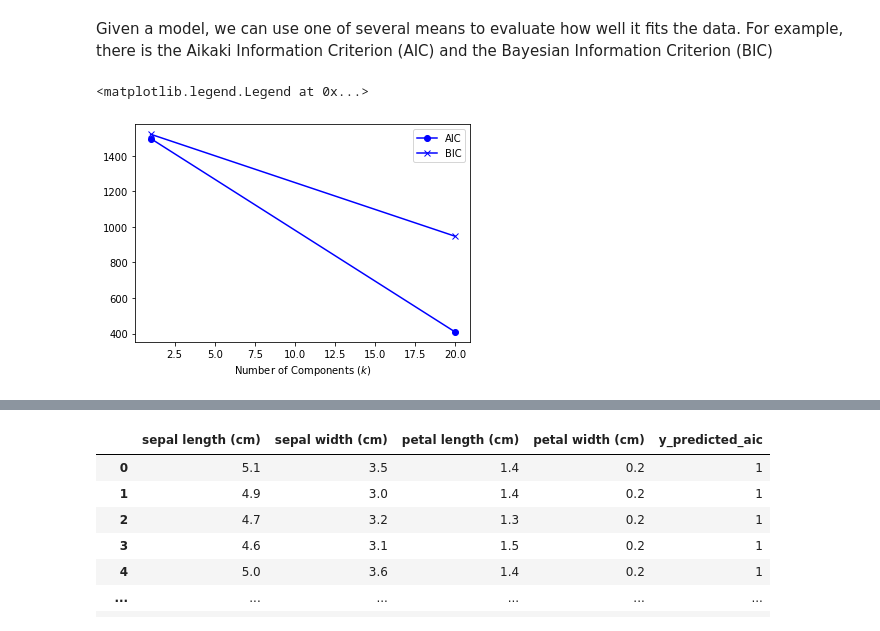
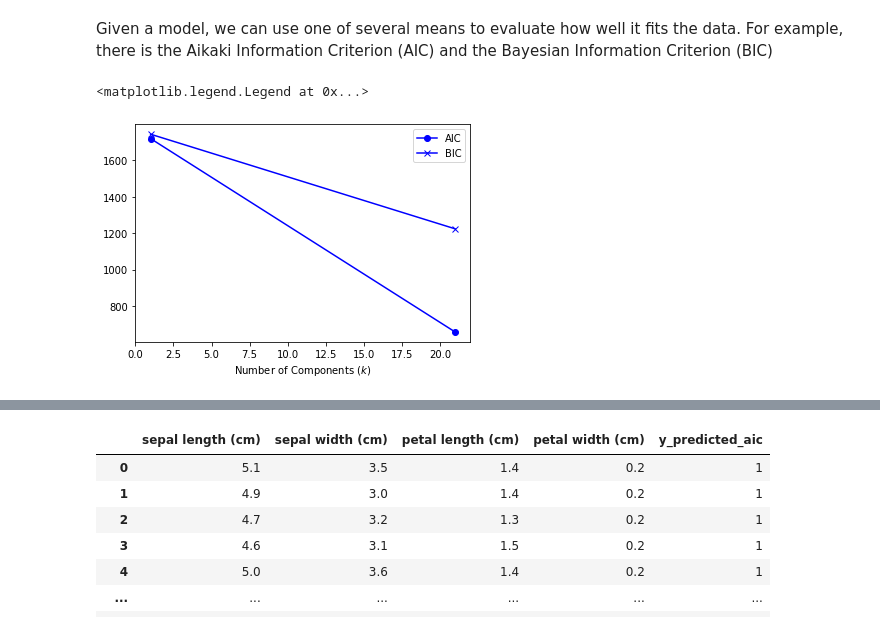
Before and after one commit to mekalyan26/ML_Algorithms_Python, a Jupyter notebook: Unsupervised_Learning_clustering_GMM_aic_bic.ipynb, the cells around one changed output, grey strips where cells are left out. Saved outputs shown, nothing was run; the diff lists cells and outputs as text; code cells hidden in the pictures.

Commit message:
updated code
added data preprocessing and assign the best-matching

```diff
--- a/Unsupervised_Learning_clustering_GMM_aic_bic.ipynb
+++ b/Unsupervised_Learning_clustering_GMM_aic_bic.ipynb
@@ -38,0 +35,4 @@ df.head()
+# %%
+scaler = StandardScaler()
+data_scaled = scaler.fit_transform(df)
+print("data_scaled",data_scaled)
@@ -39,22 +57,25 @@ df.head()
 # %%
-k_range = (1,20)
+k_range = (1,21)
 # df = df[['sepal length (cm)','sepal width (cm)','petal length (cm)','petal width (cm)']]
-models = [ GaussianMixture(n_components=k, covariance_type='diag').fit(df) for k in k_range ]
+models = [ GaussianMixture(n_components=k, covariance_type='diag').fit(data_scaled) for k in k_range ]
 # %% [markdown]
 Given a model, we can use one of several means to evaluate how well it fits the data. For example, <br/>
 there is the Aikaki Information Criterion (AIC) and the Bayesian Information Criterion (BIC) <br/>
 # %%
 # Compute metrics to determine best hyperparameter
 
-AIC = [m.aic(df) for m in models]
-BIC = [m.bic(df) for m in models]
+AIC = []
+BIC = []
+for m in models:
+    AIC.append(m.aic(data_scaled))
+    BIC.append(m.bic(data_scaled))
 # Plot these metrics
 plt.plot(k_range, AIC, 'bo-', label='AIC',)
 plt.plot(k_range, BIC, 'bx-', label='BIC')
 plt.xlabel('Number of Components ($k$)')
 plt.legend()
 # %% [output]
 <matplotlib.legend.Legend at 0x...>
-[figure, old version]
+[figure, new version]
 # %%
 gmm_aic = GaussianMixture(n_components=3)
```
Also changed, not shown: parts of 13 cells of this notebook.
